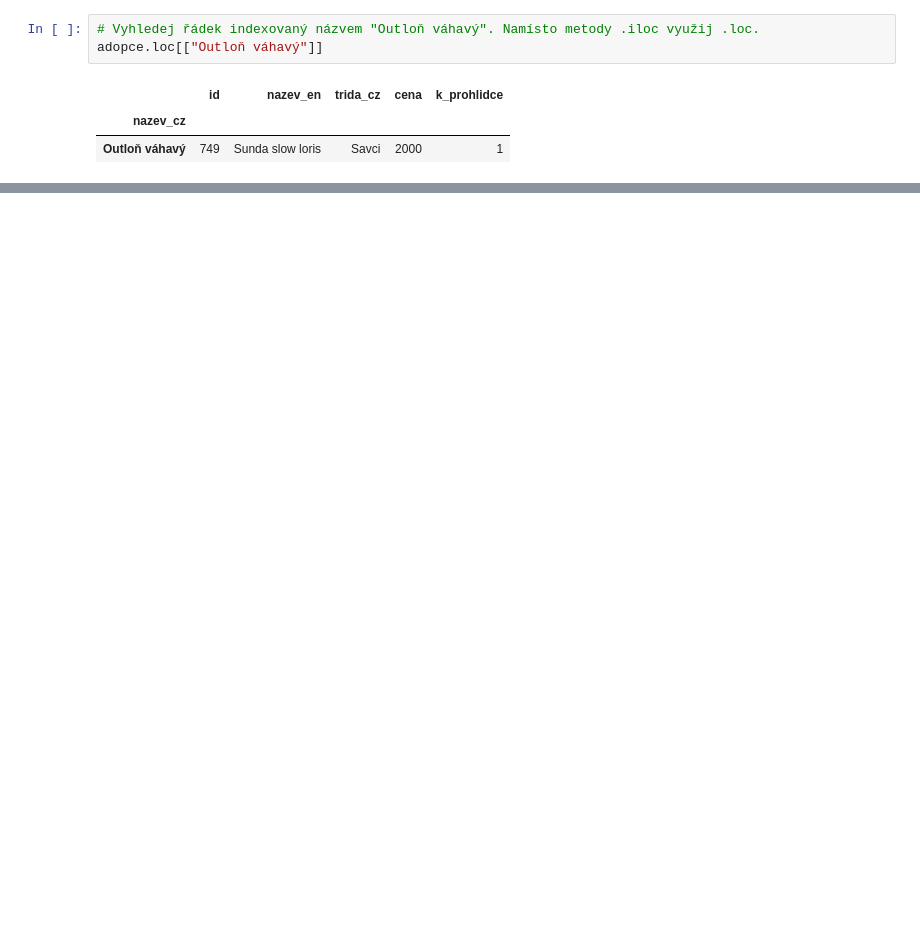
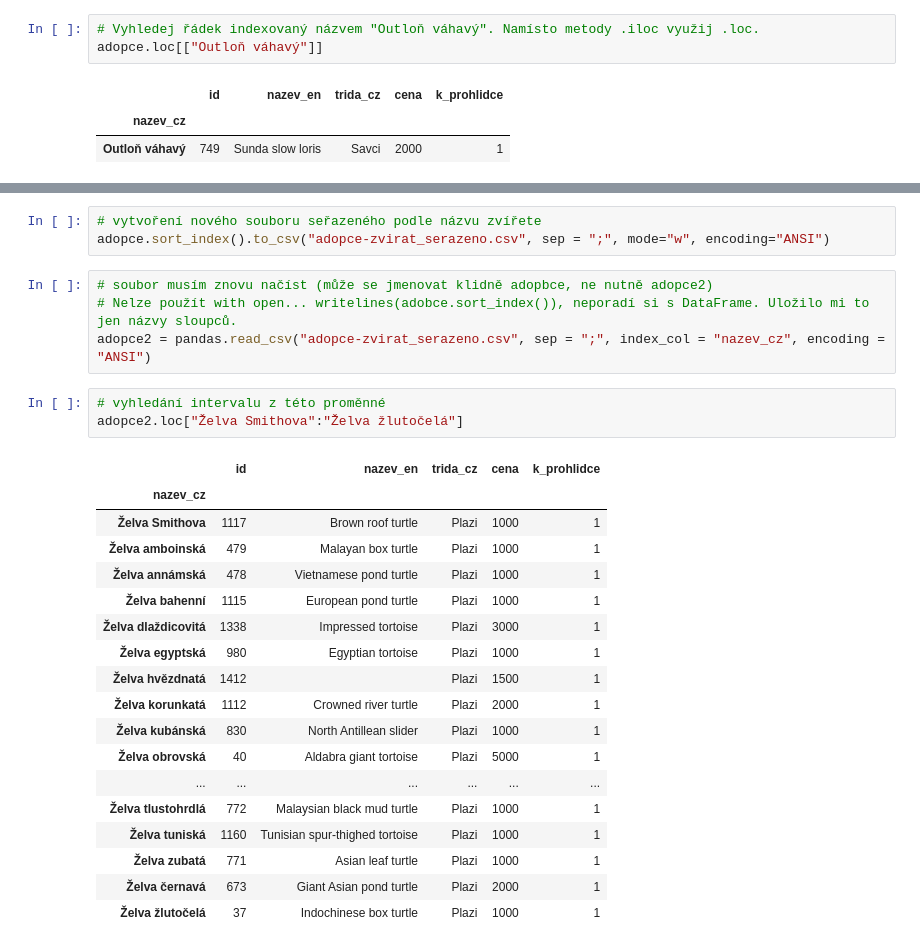
Before and after one commit to zitkovalenka/Python1-Czechitas, a Jupyter notebook: ukol-08_Nacteni_dat-Adopce_zvirat.ipynb, the cells around one changed output, grey strips where cells are left out. Drawn from its saved outputs; the diff is of its cells as text; blank space fills up the shorter version.

```diff
--- a/ukol-08_Nacteni_dat-Adopce_zvirat.ipynb
+++ b/ukol-08_Nacteni_dat-Adopce_zvirat.ipynb
@@ -128,0 +155,29 @@ adopce.loc["Lezec":"Batagur tuntong"]
+# %%
+# vytvoření nového souboru seřazeného podle názvu zvířete
+adopce.sort_index().to_csv("adopce-zvirat_serazeno.csv", sep = ";", mode="w", encoding="ANSI")
+# %%
+# soubor musím znovu načíst (může se jmenovat klidně adopbce, ne nutně adopce2)
+# Nelze použít with open... writelines(adobce.sort_index()), neporadí si s DataFrame. Uložilo mi to jen názvy sloupců.
+adopce2 = pandas.read_csv("adopce-zvirat_serazeno.csv", sep = ";", index_col = "nazev_cz", encoding = "ANSI")
+# %%
+# vyhledání intervalu z této proměnné
+adopce2.loc["Želva Smithova":"Želva žlutočelá"]
+# %% [output]
+|  | id | nazev_en | trida_cz | cena | k_prohlidce |
+| nazev_cz |  |  |  |  |  |
+| Želva Smithova | 1117 | Brown roof turtle | Plazi | 1000 | 1 |
+| Želva amboinská | 479 | Malayan box turtle | Plazi | 1000 | 1 |
+| Želva annámská | 478 | Vietnamese pond turtle | Plazi | 1000 | 1 |
+| Želva bahenní | 1115 | European pond turtle | Plazi | 1000 | 1 |
+| Želva dlaždicovitá | 1338 | Impressed tortoise | Plazi | 3000 | 1 |
+| Želva egyptská | 980 | Egyptian tortoise | Plazi | 1000 | 1 |
+| Želva hvězdnatá | 1412 |  | Plazi | 1500 | 1 |
+| Želva korunkatá | 1112 | Crowned river turtle | Plazi | 2000 | 1 |
+| Želva kubánská | 830 | North Antillean slider | Plazi | 1000 | 1 |
+| Želva obrovská | 40 | Aldabra giant tortoise | Plazi | 5000 | 1 |
+| ... | ... | ... | ... | ... | ... |
+| Želva tlustohrdlá | 772 | Malaysian black mud turtle | Plazi | 1000 | 1 |
+| Želva tuniská | 1160 | Tunisian spur-thighed tortoise | Plazi | 1000 | 1 |
+| Želva zubatá | 771 | Asian leaf turtle | Plazi | 1000 | 1 |
+| Želva černavá | 673 | Giant Asian pond turtle | Plazi | 2000 | 1 |
+| Želva žlutočelá | 37 | Indochinese box turtle | Plazi | 1000 | 1 |
```
Also changed, not shown: parts of 13 cells of this notebook.
